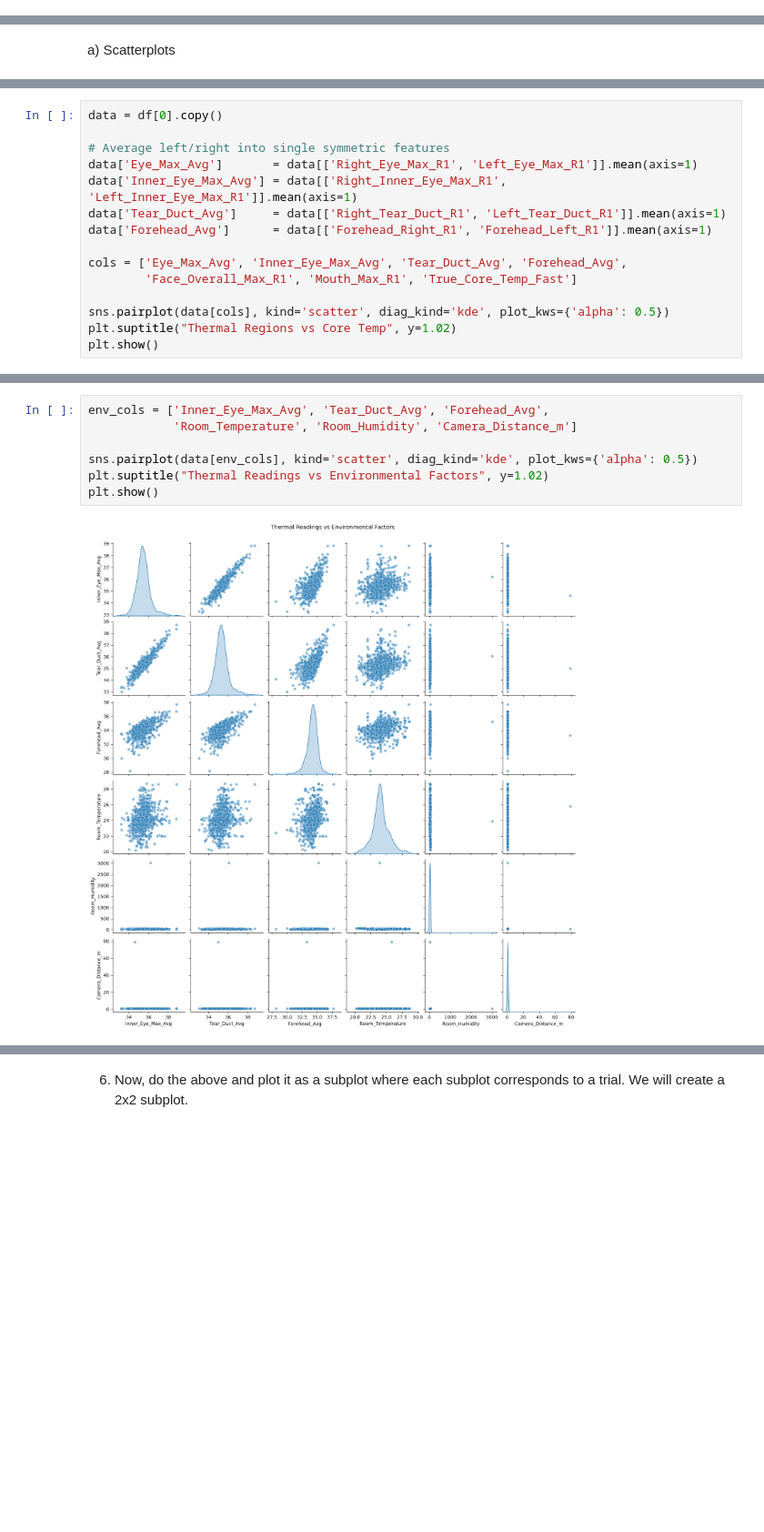
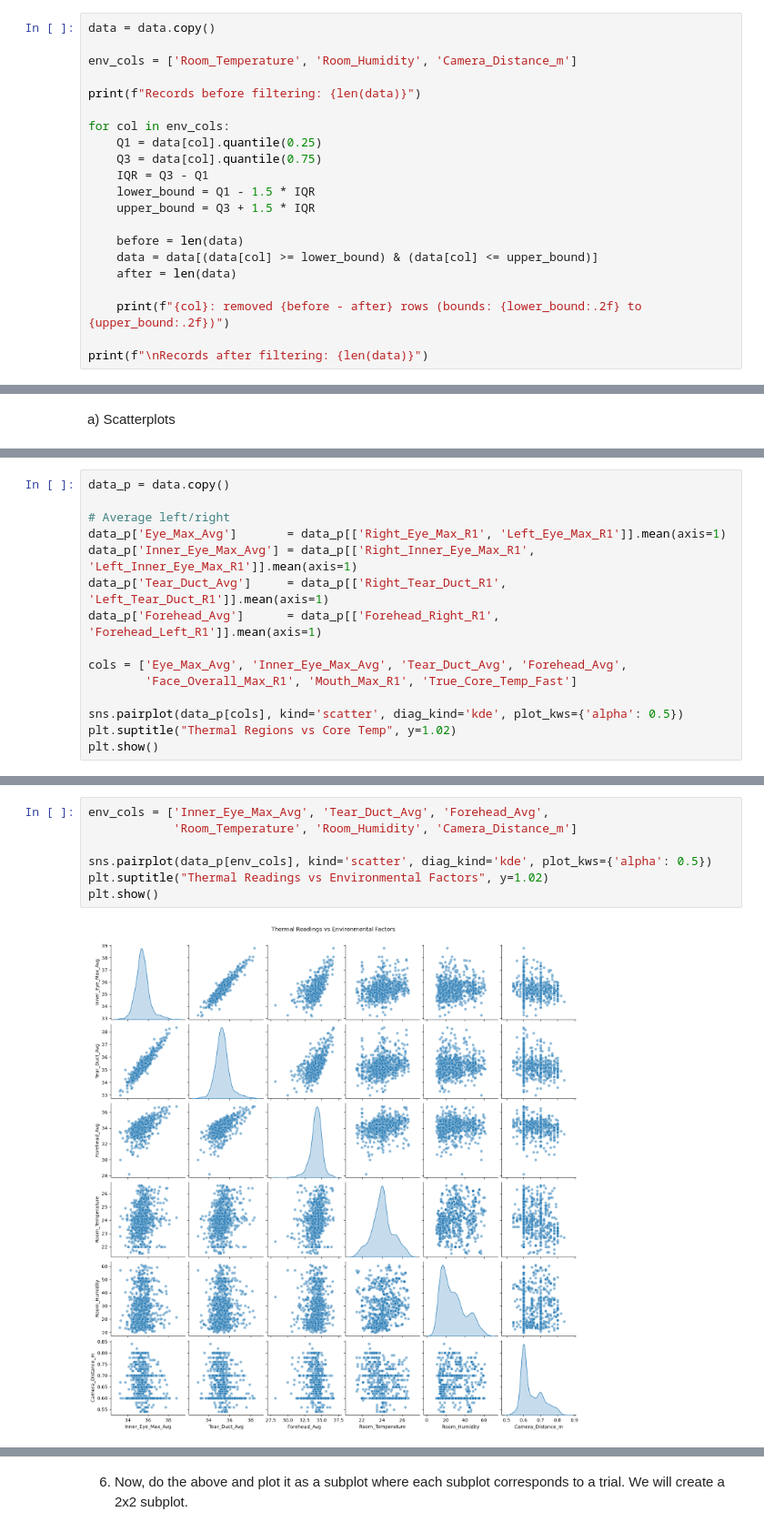
Before and after one commit to AkilanSS/23CSE301--Machine-Learning-Capstone-Project, a Jupyter notebook: notebooks/regression.ipynb, the cells around one changed output, grey strips where cells are left out. Shown at 91% size. Cells and saved outputs as stored; diff of their text form; blank space fills up the shorter version.

```diff
--- a/notebooks/regression.ipynb
+++ b/notebooks/regression.ipynb
@@ -363,0 +324,21 @@ print(outlier_df.to_string(index=False))
+# %%
+data = data.copy()
+
+env_cols = ['Room_Temperature', 'Room_Humidity', 'Camera_Distance_m']
+
+print(f"Records before filtering: {len(data)}")
+
+for col in env_cols:
+    Q1 = data[col].quantile(0.25)
+    Q3 = data[col].quantile(0.75)
+    IQR = Q3 - Q1
+    lower_bound = Q1 - 1.5 * IQR
+    upper_bound = Q3 + 1.5 * IQR
+
+    before = len(data)
+    data = data[(data[col] >= lower_bound) & (data[col] <= upper_bound)]
+    after = len(data)
+
+    print(f"{col}: removed {before - after} rows (bounds: {lower_bound:.2f} to {upper_bound:.2f})")
+
+print(f"\nRecords after filtering: {len(data)}")
@@ -414,16 +476,16 @@ plt.show()
 # %%
-data = df[0].copy()
+data_p = data.copy()
 
-# Average left/right into single symmetric features
-data['Eye_Max_Avg']       = data[['Right_Eye_Max_R1', 'Left_Eye_Max_R1']].mean(axis=1)
-data['Inner_Eye_Max_Avg'] = data[['Right_Inner_Eye_Max_R1', 'Left_Inner_Eye_Max_R1']].mean(axis=1)
-data['Tear_Duct_Avg']     = data[['Right_Tear_Duct_R1', 'Left_Tear_Duct_R1']].mean(axis=1)
-data['Forehead_Avg']      = data[['Forehead_Right_R1', 'Forehead_Left_R1']].mean(axis=1)
+# Average left/right
+data_p['Eye_Max_Avg']       = data_p[['Right_Eye_Max_R1', 'Left_Eye_Max_R1']].mean(axis=1)
+data_p['Inner_Eye_Max_Avg'] = data_p[['Right_Inner_Eye_Max_R1', 'Left_Inner_Eye_Max_R1']].mean(axis=1)
+data_p['Tear_Duct_Avg']     = data_p[['Right_Tear_Duct_R1', 'Left_Tear_Duct_R1']].mean(axis=1)
+data_p['Forehead_Avg']      = data_p[['Forehead_Right_R1', 'Forehead_Left_R1']].mean(axis=1)
 
 cols = ['Eye_Max_Avg', 'Inner_Eye_Max_Avg', 'Tear_Duct_Avg', 'Forehead_Avg',
         'Face_Overall_Max_R1', 'Mouth_Max_R1', 'True_Core_Temp_Fast']
 
-sns.pairplot(data[cols], kind='scatter', diag_kind='kde', plot_kws={'alpha': 0.5})
+sns.pairplot(data_p[cols], kind='scatter', diag_kind='kde', plot_kws={'alpha': 0.5})
 plt.suptitle("Thermal Regions vs Core Temp", y=1.02)
 plt.show()
 # %% [output]
@@ -431,10 +493,10 @@ plt.show()
 # %%
 env_cols = ['Inner_Eye_Max_Avg', 'Tear_Duct_Avg', 'Forehead_Avg',
             'Room_Temperature', 'Room_Humidity', 'Camera_Distance_m']
 
-sns.pairplot(data[env_cols], kind='scatter', diag_kind='kde', plot_kws={'alpha': 0.5})
+sns.pairplot(data_p[env_cols], kind='scatter', diag_kind='kde', plot_kws={'alpha': 0.5})
 plt.suptitle("Thermal Readings vs Environmental Factors", y=1.02)
 plt.show()
 # %% [output]
-[figure, old version]
+[figure, new version]
 # %% [markdown]
```
Also changed, not shown: parts of 16 cells of this notebook.
